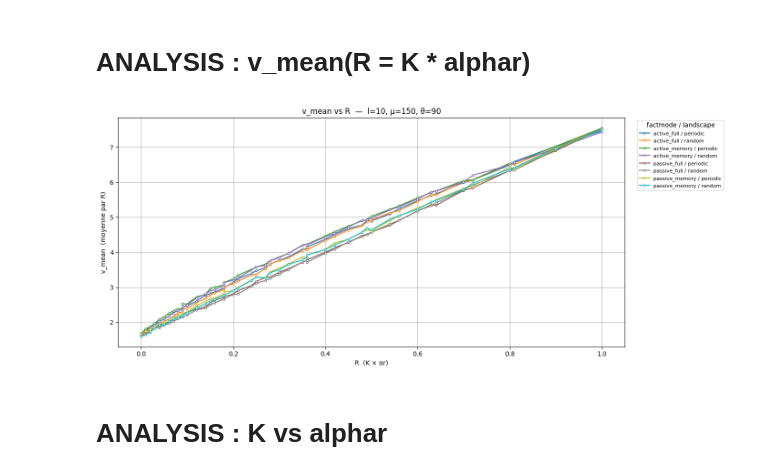
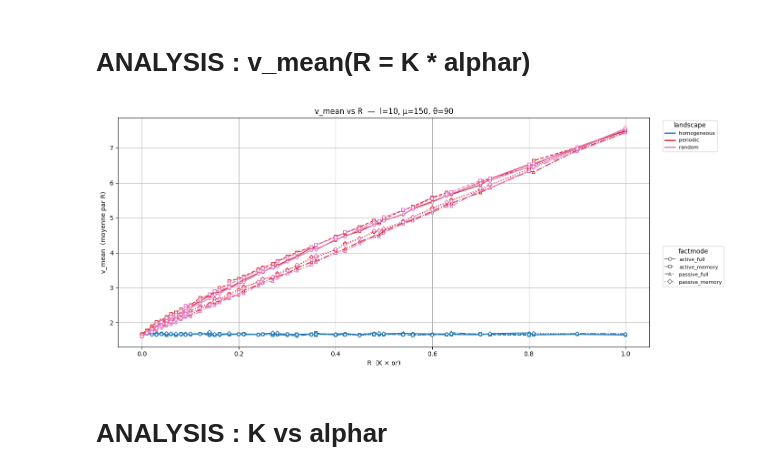
Before and after one commit to npelletbossot/Workspace, a Jupyter notebook: notebooks/work/fact.ipynb, the cells around one changed output. Cells and saved outputs as stored; diff of their text form; code cells hidden in the pictures.

```diff
--- a/notebooks/work/fact.ipynb
+++ b/notebooks/work/fact.ipynb
@@ -15,5 +17,5 @@ from nucleo.io.reading import reading_all_parquet
 # %%
-root_data = "/home/nicolas/Documents/Workspace/nucleo/outputs/FACT__PSMN__2026-04-09"
+root_data = "/home/nicolas/Documents/Workspace/nucleo/outputs/FACT__PSMN__2026-04-13"
 # %% [markdown]
 # DATA : Single
 # %%
@@ -21,7 +23,7 @@ params_single = {
     "algorithm" : "two_steps",
     "fact"      : True,
     "factmode"  : "passive_full",
-    # "destroy"   : False,
+    "destroy"   : False,
     "landscape" : "homogeneous",
     "s"         : 35,
     "l"         : 35,
@@ -538,6 +538,7 @@ for value in ["v_mean", "vc_mean", "vc_med", "wf"]:
 # %%
 import matplotlib.pyplot as plt
 import matplotlib.cm as cm
+import matplotlib.lines as mlines
 import numpy as np
 import polars as pl
 
@@ -551,57 +552,102 @@ df_work = (
     df_all.clone()
     .with_columns((pl.col("K") * pl.col("alphar")).alias("R"))
     .filter(
         (pl.col("l")     == l)     &
         (pl.col("mu")    == mu)    &
         (pl.col("theta") == theta)
     )
 )
 
 # --- Moyenne de v_mean par (factmode, landscape, R) ---
 df_agg = (
     df_work
     .group_by(["factmode", "landscape", "R"])
     .agg(pl.col("v_mean").mean())
     .sort(["factmode", "landscape", "R"])
 )
 
-# --- Combinaisons uniques ---
-combos = (
-    df_agg
-    .select(["factmode", "landscape"])
-    .unique()
-    .sort(["factmode", "landscape"])
-)
+# --- Valeurs uniques triées ---
+landscapes = sorted(df_agg["landscape"].unique().to_list())
+factmodes  = sorted(df_agg["factmode"].unique().to_list())
 
-n      = len(combos)
-colors = cm.tab10(np.linspace(0, 1, max(n, 1)))
+# --- Mappings visuels ---
+colors     = {ls: cm.tab10(i / max(len(landscapes), 1))
+              for i, ls in enumerate(landscapes)}
 
+linestyles = ["-", "--", "-.", ":", (0, (3, 1, 1, 1))]
+markers    = ["o", "s", "^", "D", "v", "P", "*"]
+
+ls_style  = {fm: linestyles[i % len(linestyles)] for i, fm in enumerate(factmodes)}
+ls_marker = {fm: markers[i % len(markers)]       for i, fm in enumerate(factmodes)}
+
+# --- Tracé ---
 fig, ax = plt.subplots(figsize=(14, 6))
 
-for i, row in enumerate(combos.iter_rows(named=True)):
-    fm, ls = row["factmode"], row["landscape"]
-    sub = df_agg.filter(
-        (pl.col("factmode")  == fm) &
-        (pl.col("landscape") == ls)
+for ls in landscapes:
+    for fm in factmodes:
+        sub = df_agg.filter(
+            (pl.col("landscape") == ls) &
+            (pl.col("factmode")  == fm)
+        )
+        if len(sub) == 0:
+            continue
+        ax.plot(
+            sub["R"].to_numpy(),
+            sub["v_mean"].to_numpy(),
+            color=colors[ls],
+            linestyle=ls_style[fm],
+            marker=ls_marker[fm],
+            markersize=4,
+            markerfacecolor="white",
+            markeredgewidth=1.2,
+            linewidth=1.5,
+        )
+
+# --- Légende landscape (couleurs) ---
+legend_landscape = [
+    mlines.Line2D([], [], color=colors[ls], linewidth=2, label=str(ls))
+    for ls in landscapes
+]
+leg1 = ax.legend(
+    handles=legend_landscape,
+    title="landscape",
+    bbox_to_anchor=(1.02, 1),
+    loc="upper left",
+    fontsize=8,
+)
+ax.add_artist(leg1)
+
+# --- Légende factmode (marqueur + style de ligne) ---
+legend_factmode = [
+    mlines.Line2D(
+        [], [],
+        color="gray",
+        linestyle=ls_style[fm],
+        marker=ls_marker[fm],
+        markersize=5,
+        markerfacecolor="white",
+        markeredgewidth=1.2,
+        linewidth=1.5,
+        label=str(fm),
     )
-    ax.plot(
-        sub["R"].to_numpy(),
-        sub["v_mean"].to_numpy(),
-        color=colors[i],
-        label=f"{fm} / {ls}",
-        linewidth=1.5,
-        marker="o", markersize=3, markerfacecolor="white", markeredgewidth=1,
-    )
+    for fm in factmodes
+]
+ax.legend(
+    handles=legend_factmode,
+    title="factmode",
+    bbox_to_anchor=(1.02, 0.45),
+    loc="upper left",
+    fontsize=8,
+)
 
 ax.set_xlabel("R  (K × αr)")
 ax.set_ylabel("v_mean  (moyenne par R)")
-ax.legend(title="factmode / landscape", bbox_to_anchor=(1.02, 1), loc="upper left", fontsize=8)
 ax.set_title(f"v_mean vs R  —  l={l}, μ={mu}, θ={theta}")
 ax.grid(True)
 fig.tight_layout()
 plt.show()
 # %% [output]
-[figure, old version]
+[figure, new version]
 # %% [markdown]
 # ANALYSIS : K vs alphar
 # %%
```
Also changed, not shown: parts of 9 cells of this notebook, 3 other files.
